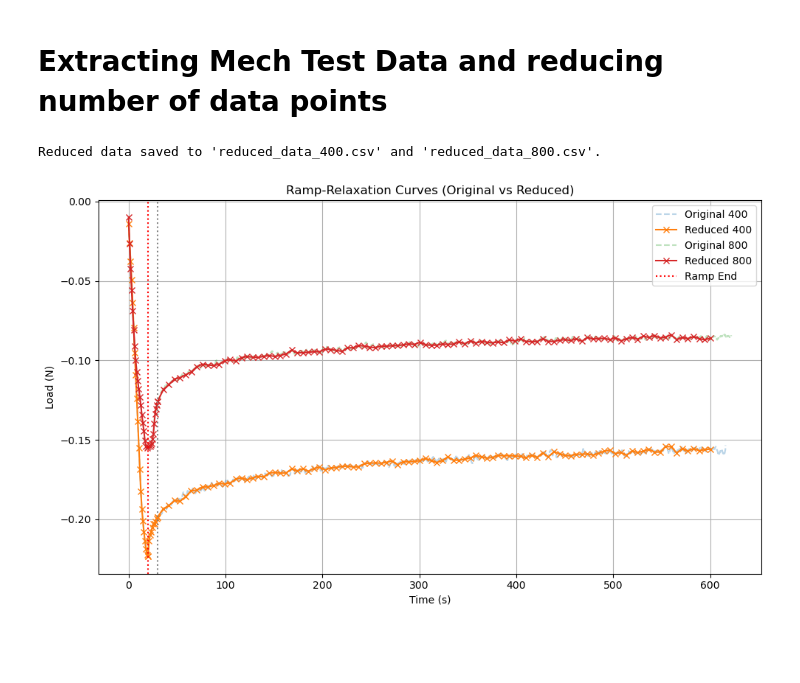
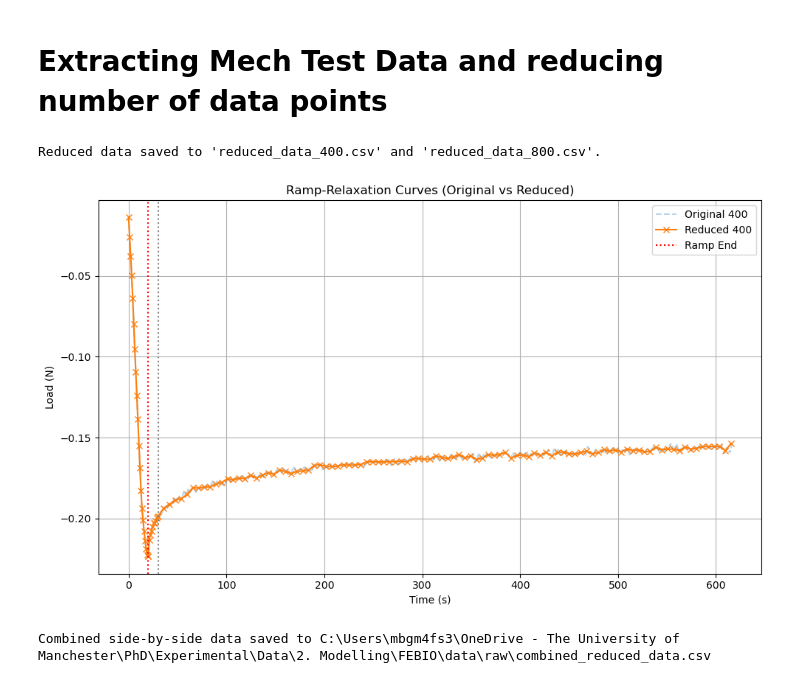
Before and after one commit to hagneeptatt/mech-test-reduce-data, a Jupyter notebook: reduce_data_notebook.ipynb, the cells around one changed output. Cells and saved outputs as stored; diff of their text form; code cells hidden in the pictures; blank space fills up the shorter version.

Commit message:
created batch analysis loop

```diff
--- a/reduce_data_notebook.ipynb
+++ b/reduce_data_notebook.ipynb
@@ -18,7 +18,7 @@ from datetime import datetime
 # %%
 filename = 'ave_data.csv'
 
-folder_path = r'C:\Users\mbgm4fs3\OneDrive - The University of Manchester\PhD\Experimental\Data\2. Modelling\FEBIO'
+folder_path = r'C:\Users\mbgm4fs3\OneDrive - The University of Manchester\PhD\Experimental\Data\2. Modelling\FEBIO\data'
 
 file_path = Path(folder_path) / filename
 # %%
@@ -31,5 +29,4 @@ df_800 = pd.read_csv(file_path, skiprows=3, usecols=[14,15], header=None, names=
 # %%
-
 def reduce_segment(df, start_time, end_time, n_points):
     segment = df[(df['Time (s)'] >= start_time) & (df['Time (s)'] <= end_time)]
     if len(segment) <= n_points:
@@ -38,43 +35,78 @@ def reduce_segment(df, start_time, end_time, n_points):
     return segment.iloc[indices]
 
 # Reduce df_400
 ramp_400 = reduce_segment(df_400, 0, 20, 20)
 early_relax_400 = reduce_segment(df_400, 20, 30, 10)
-late_relax_400 = reduce_segment(df_400, 30, 600, 100)
+late_relax_400 = reduce_segment(df_400, 30, 620, 100)
 df_400_reduced = pd.concat([ramp_400, early_relax_400, late_relax_400], ignore_index=True)
 df_400_reduced = df_400_reduced.sort_values('Time (s)').reset_index(drop=True)
 
-# Reduce df_800
-ramp_800 = reduce_segment(df_800, 0, 20, 20)
-early_relax_800 = reduce_segment(df_800, 20, 30, 10)
-late_relax_800 = reduce_segment(df_800, 30, 600, 100)
-df_800_reduced = pd.concat([ramp_800, early_relax_800, late_relax_800], ignore_index=True)
-df_800_reduced = df_800_reduced.sort_values('Time (s)').reset_index(drop=True)
-
 # Save reduced data to CSV files
 df_400_reduced.to_csv('reduced_data_400.csv', index=False)
-df_800_reduced.to_csv('reduced_data_800.csv', index=False)
 
 print("Reduced data saved to 'reduced_data_400.csv' and 'reduced_data_800.csv'.")
 
 # Plotting
 plt.figure(figsize=(10, 6))
 plt.plot(df_400['Time (s)'], df_400['Load (N)'], alpha=0.3, label='Original 400', linestyle='--')
 plt.plot(df_400_reduced['Time (s)'], df_400_reduced['Load (N)'], label='Reduced 400', marker='x')
-
-plt.plot(df_800['Time (s)'], df_800['Load (N)'], alpha=0.3, label='Original 800', linestyle='--')
-plt.plot(df_800_reduced['Time (s)'], df_800_reduced['Load (N)'], label='Reduced 800', marker='x')
 
 plt.axvline(20, color='red', linestyle=':', label='Ramp End')
 plt.axvline(30, color='gray', linestyle=':')
 
 plt.xlabel('Time (s)')
 plt.ylabel('Load (N)')
 plt.title('Ramp-Relaxation Curves (Original vs Reduced)')
 plt.legend()
 plt.grid(True)
 plt.tight_layout()
 plt.show()
 # %% [output]
 Reduced data saved to 'reduced_data_400.csv' and 'reduced_data_800.csv'.
-[figure, old version]
+[figure, new version]
+# %%
+# Parameters
+folder_path = Path(r'C:\Users\mbgm4fs3\OneDrive - The University of Manchester\PhD\Experimental\Data\2. Modelling\FEBIO\data\raw')
+column_names = ['Time (s)', 'Load (N)']
+all_reduced = []
+
+def reduce_segment(df, start_time, end_time, n_points):
+    segment = df[(df['Time (s)'] >= start_time) & (df['Time (s)'] <= end_time)]
+    if len(segment) <= n_points:
+        return segment
+    indices = np.linspace(0, len(segment) - 1, n_points).astype(int)
+    return segment.iloc[indices]
+
+# Loop through each CSV file
+for file_path in folder_path.glob("*.csv"):
+    try:
+        df = pd.read_csv(file_path, skiprows=3, usecols=[4, 5], header=None,
+                         names=column_names, encoding='ISO-8859-1')
+
+        # Reduce data
+        ramp = reduce_segment(df, 0, 20, 20)
+        early_relax = reduce_segment(df, 20, 30, 10)
+        late_relax = reduce_segment(df, 30, 620, 100)
+
+        df_reduced = pd.concat([ramp, early_relax, late_relax], ignore_index=True)
+        df_reduced = df_reduced.sort_values('Time (s)').reset_index(drop=True)
+
+        # Rename columns to include filename (excluding extension)
+        base_name = file_path.stem
+        df_reduced.columns = [f'Time ({base_name})', f'Load ({base_name})']
+
+        all_reduced.append(df_reduced.reset_index(drop=True))
+
+    except Exception as e:
+        print(f"Error processing {file_path.name}: {e}")
+
+# Combine all reduced datasets side-by-side
+if all_reduced:
+    final_df = pd.concat(all_reduced, axis=1)
+    output_path = folder_path / 'combined_reduced_data.csv'
+    final_df.to_csv(output_path, index=False)
+    print(f"Combined side-by-side data saved to {output_path}")
+else:
+    print("No CSV files were successfully processed.")
+# %% [output]
+Combined side-by-side data saved to C:\Users\mbgm4fs3\OneDrive - The University of Manchester\PhD\Experimental\Data\2. Modelling\FEBIO\data\raw\combined_reduced_data.csv
```
Also changed, not shown: parts of 1 cell of this notebook.
